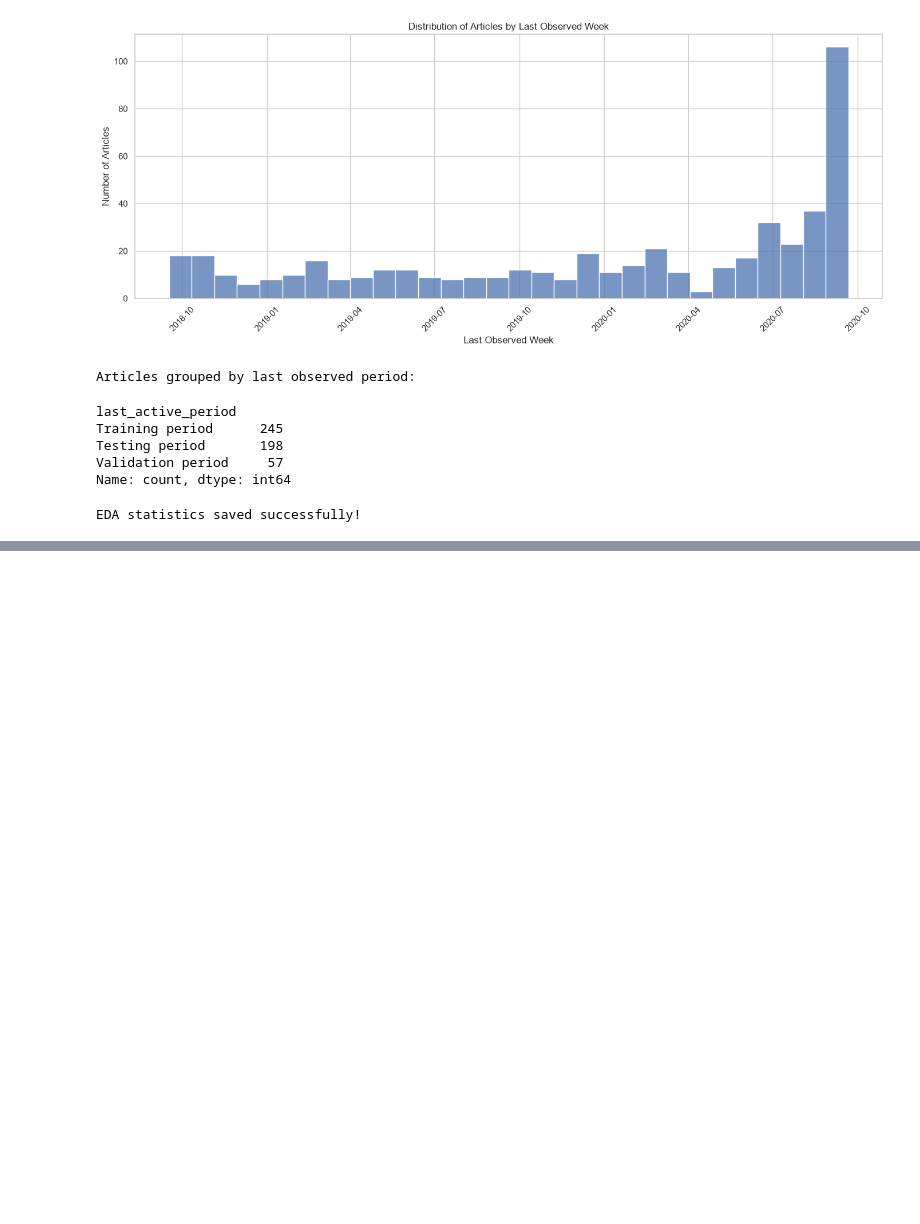
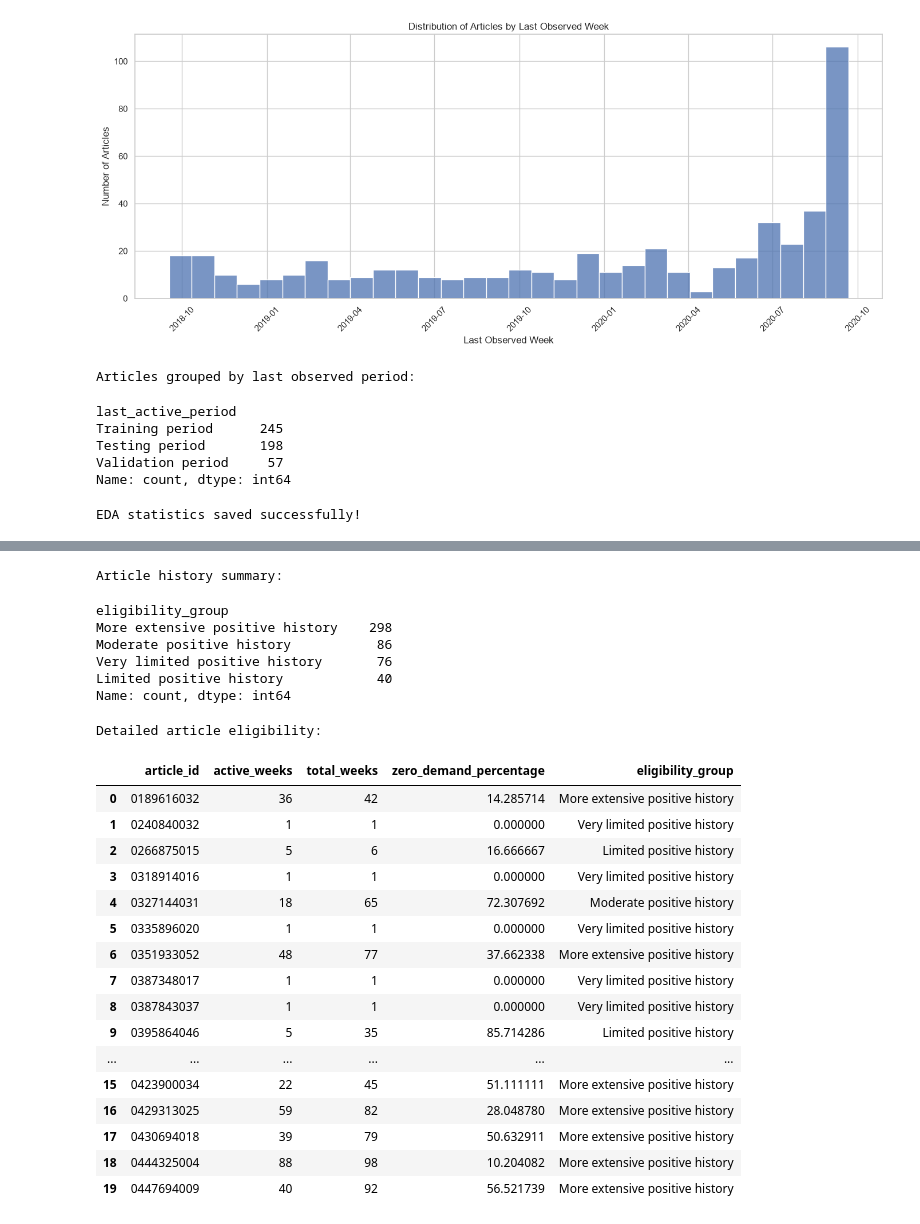
Before and after one commit to vinujih/Final-Year-Project, a Jupyter notebook: notebooks/06_EDA.ipynb, the cells around one changed output, grey strips where cells are left out. Cells and saved outputs as stored; diff of their text form; code cells hidden in the pictures; blank space fills up the shorter version.

```diff
--- a/notebooks/06_EDA.ipynb
+++ b/notebooks/06_EDA.ipynb
@@ -485,0 +685,63 @@ EDA statistics saved successfully!
+# %%
+#summarise article eligibility
+eligibility_summary = article_statistics.copy()
+
+eligibility_summary["eligibility_group"] = np.select(
+    [
+        eligibility_summary["active_weeks"] < 5,
+        eligibility_summary["active_weeks"] < 10,
+        eligibility_summary["active_weeks"] < 20
+    ],
+    [
+        "Very limited positive history",
+        "Limited positive history",
+        "Moderate positive history"
+    ],
+    default="More extensive positive history"
+)
+
+print("Article history summary:")
+
+display(
+    eligibility_summary["eligibility_group"]
+    .value_counts()
+)
+
+print("\nDetailed article eligibility:")
+display(
+    eligibility_summary[
+        [
+            "article_id",
+            "active_weeks",
+            "total_weeks",
+            "zero_demand_percentage",
+            "eligibility_group"
+        ]
+    ].head(20)
+)
+# %% [output]
+Article history summary:
+eligibility_group
+More extensive positive history    298
+Moderate positive history           86
+Very limited positive history       76
+Limited positive history            40
+Name: count, dtype: int64
+Detailed article eligibility:
+|  | article_id | active_weeks | total_weeks | zero_demand_percentage | eligibility_group |
+| 0 | 0189616032 | 36 | 42 | 14.285714 | More extensive positive history |
+| 1 | 0240840032 | 1 | 1 | 0.000000 | Very limited positive history |
+| 2 | 0266875015 | 5 | 6 | 16.666667 | Limited positive history |
+| 3 | 0318914016 | 1 | 1 | 0.000000 | Very limited positive history |
+| 4 | 0327144031 | 18 | 65 | 72.307692 | Moderate positive history |
+| 5 | 0335896020 | 1 | 1 | 0.000000 | Very limited positive history |
+| 6 | 0351933052 | 48 | 77 | 37.662338 | More extensive positive history |
+| 7 | 0387348017 | 1 | 1 | 0.000000 | Very limited positive history |
+| 8 | 0387843037 | 1 | 1 | 0.000000 | Very limited positive history |
+| 9 | 0395864046 | 5 | 35 | 85.714286 | Limited positive history |
+| ... | ... | ... | ... | ... | ... |
+| 15 | 0423900034 | 22 | 45 | 51.111111 | More extensive positive history |
+| 16 | 0429313025 | 59 | 82 | 28.048780 | More extensive positive history |
+| 17 | 0430694018 | 39 | 79 | 50.632911 | More extensive positive history |
+| 18 | 0444325004 | 88 | 98 | 10.204082 | More extensive positive history |
+| 19 | 0447694009 | 40 | 92 | 56.521739 | More extensive positive history |
```
Also changed, not shown: parts of 4 cells of this notebook.
